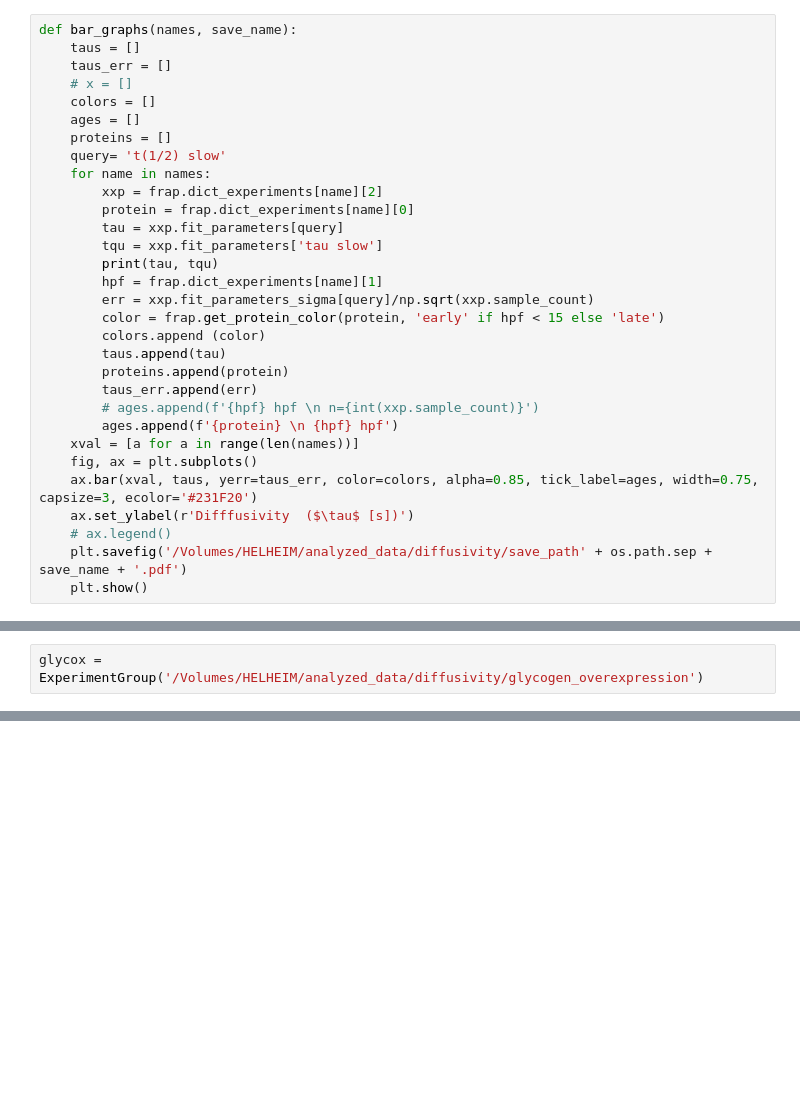
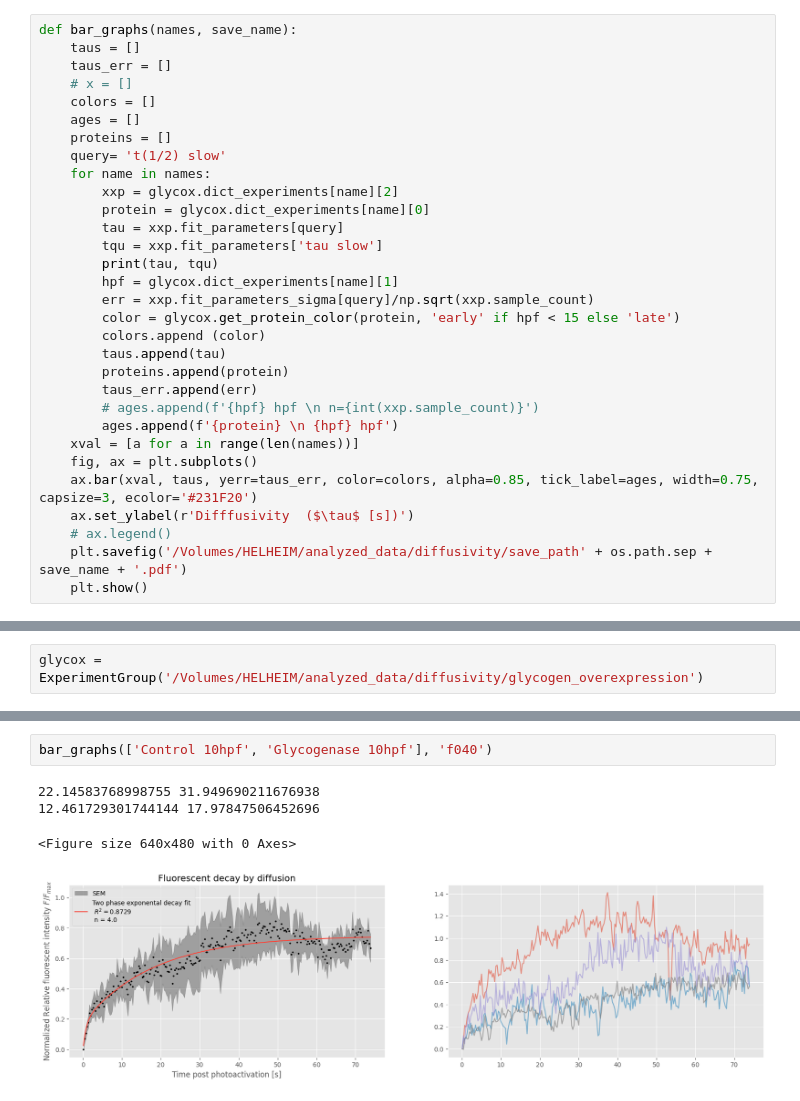
Before and after one commit to Julian-We/iFRAPpy, a Jupyter notebook: germgranule_components_FRAP.ipynb, the cells around one changed output, grey strips where cells are left out. Saved outputs shown, nothing was run; the diff lists cells and outputs as text; blank space fills up the shorter version.

```diff
--- a/germgranule_components_FRAP.ipynb
+++ b/germgranule_components_FRAP.ipynb
@@ -51,14 +51,14 @@ def bar_graphs(names, save_name):
     proteins = []
     query= 't(1/2) slow'
     for name in names:
-        xxp = frap.dict_experiments[name][2]
-        protein = frap.dict_experiments[name][0]
+        xxp = glycox.dict_experiments[name][2]
+        protein = glycox.dict_experiments[name][0]
         tau = xxp.fit_parameters[query]
         tqu = xxp.fit_parameters['tau slow']
         print(tau, tqu)
-        hpf = frap.dict_experiments[name][1]
+        hpf = glycox.dict_experiments[name][1]
         err = xxp.fit_parameters_sigma[query]/np.sqrt(xxp.sample_count)
-        color = frap.get_protein_color(protein, 'early' if hpf < 15 else 'late')
+        color = glycox.get_protein_color(protein, 'early' if hpf < 15 else 'late')
         colors.append (color)
         taus.append(tau)
         proteins.append(protein)
@@ -170,0 +160,7 @@ Glycogenase 10hpf
+# %%
+bar_graphs(['Control 10hpf', 'Glycogenase 10hpf'], 'f040')
+# %% [output]
+22.14583768998755 31.949690211676938
+12.461729301744144 17.97847506452696
+<Figure size 640x480 with 0 Axes>
+[figure, added]
```
Also changed, not shown: parts of 8 cells of this notebook, 3 other files.
